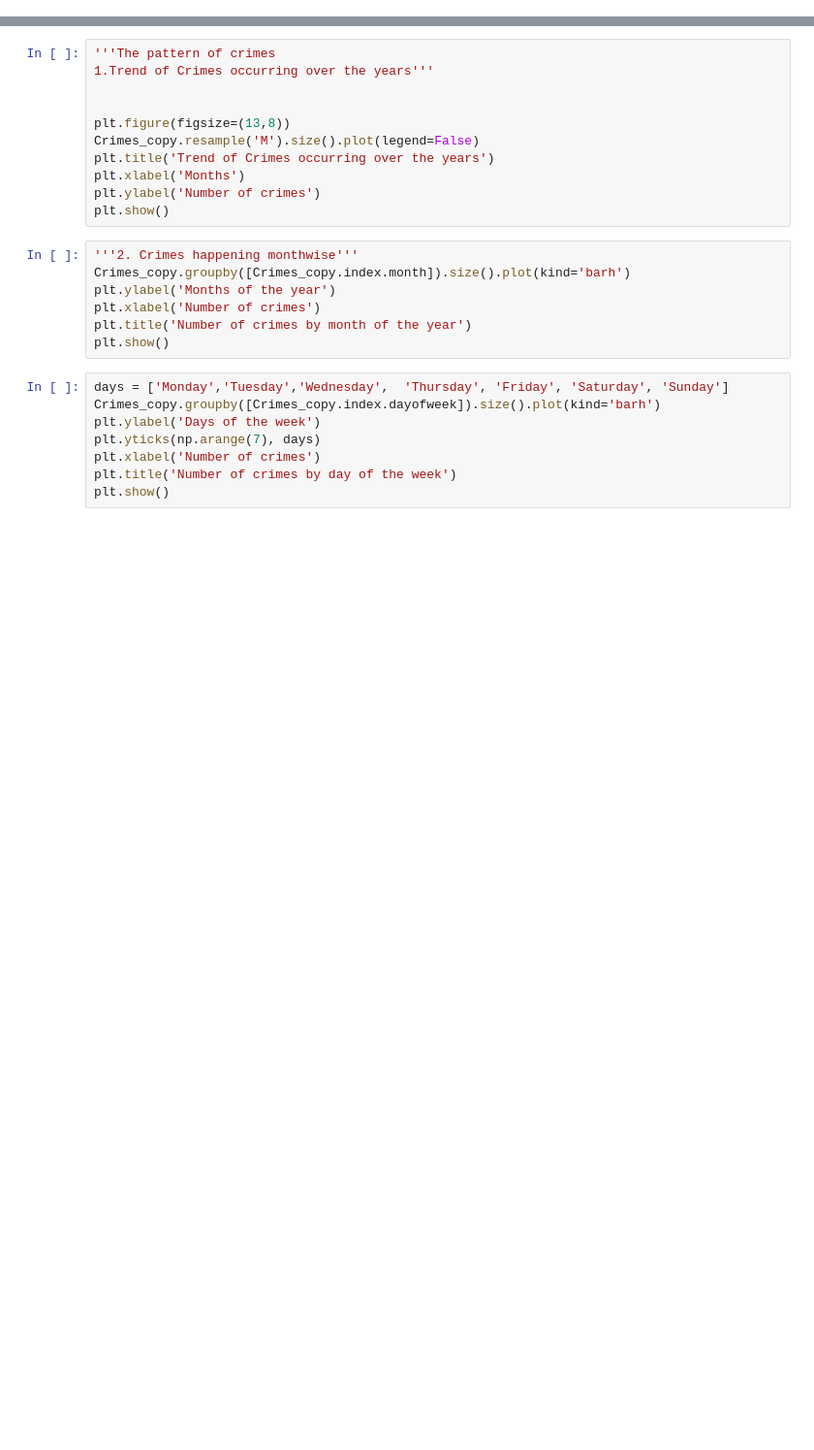
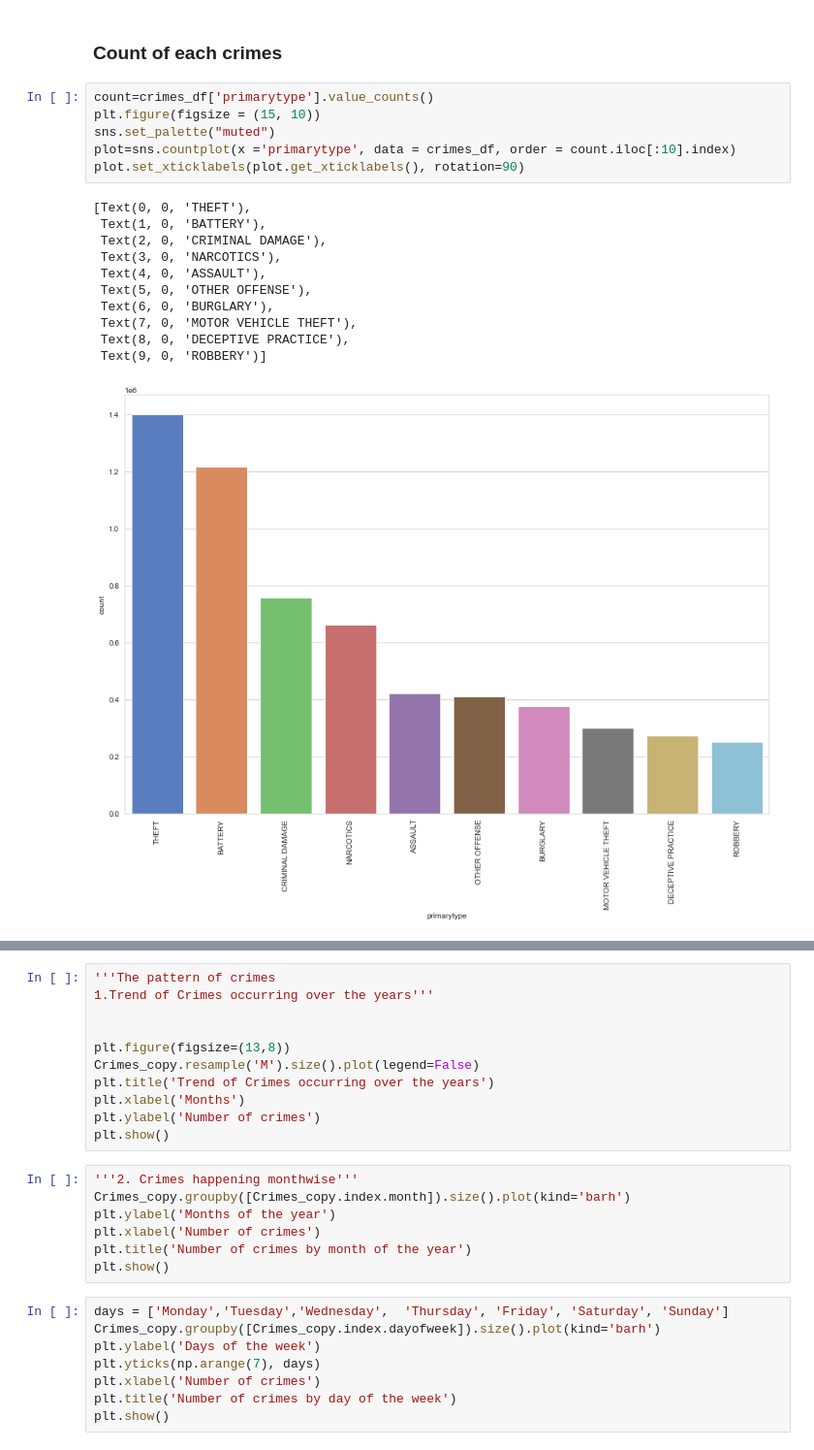
Before and after one commit to tejalvs/ChicagoCrimeAnalysis, a Jupyter notebook: Visualisations.ipynb, the cells around one changed output, grey strips where cells are left out. Shown at 97% size. Drawn from its saved outputs; the diff is of its cells as text; blank space fills up the shorter version.

```diff
--- a/Visualisations.ipynb
+++ b/Visualisations.ipynb
@@ -13,0 +130,20 @@ sns.countplot(y= 'PrimaryType', data = Crimes_copy, order = Crimes_copy['Primary
+# %% [markdown]
+### Count of each crimes
+# %%
+count=crimes_df['primarytype'].value_counts()
+plt.figure(figsize = (15, 10))
+sns.set_palette("muted")
+plot=sns.countplot(x ='primarytype', data = crimes_df, order = count.iloc[:10].index)
+plot.set_xticklabels(plot.get_xticklabels(), rotation=90)
+# %% [output]
+[Text(0, 0, 'THEFT'),
+ Text(1, 0, 'BATTERY'),
+ Text(2, 0, 'CRIMINAL DAMAGE'),
+ Text(3, 0, 'NARCOTICS'),
+ Text(4, 0, 'ASSAULT'),
+ Text(5, 0, 'OTHER OFFENSE'),
+ Text(6, 0, 'BURGLARY'),
+ Text(7, 0, 'MOTOR VEHICLE THEFT'),
+ Text(8, 0, 'DECEPTIVE PRACTICE'),
+ Text(9, 0, 'ROBBERY')]
+[figure, added]
```
Also changed, not shown: parts of 23 cells of this notebook.
